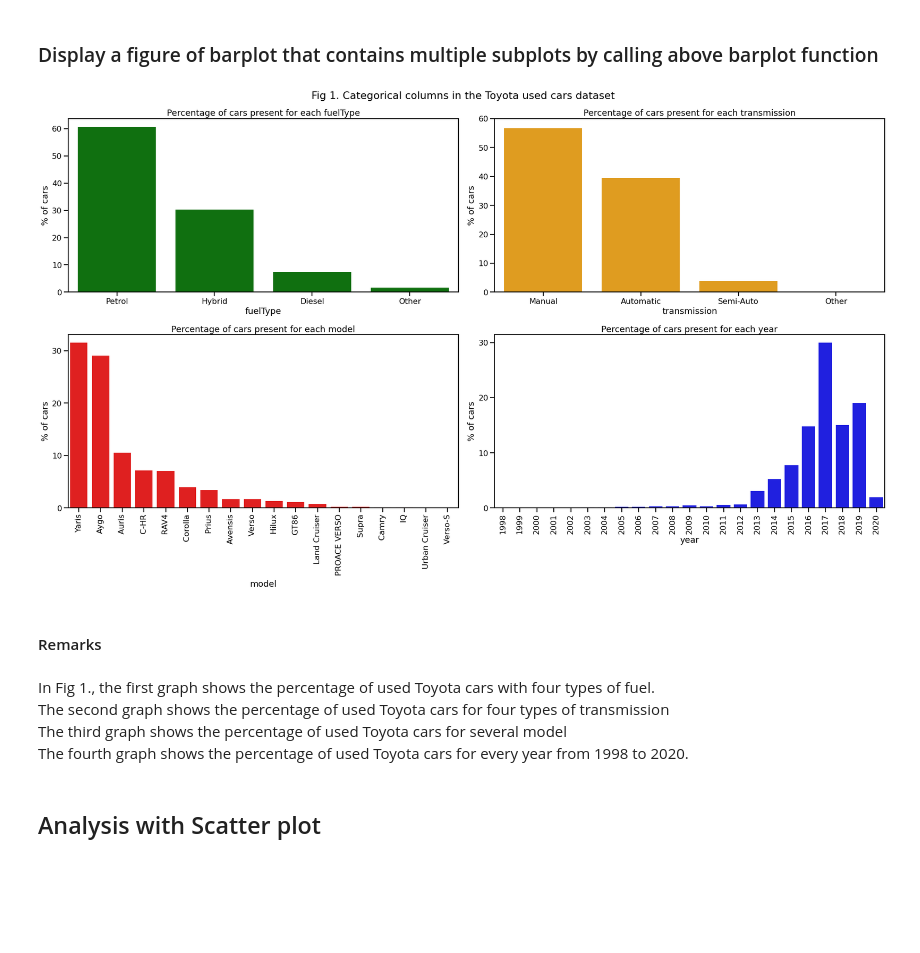
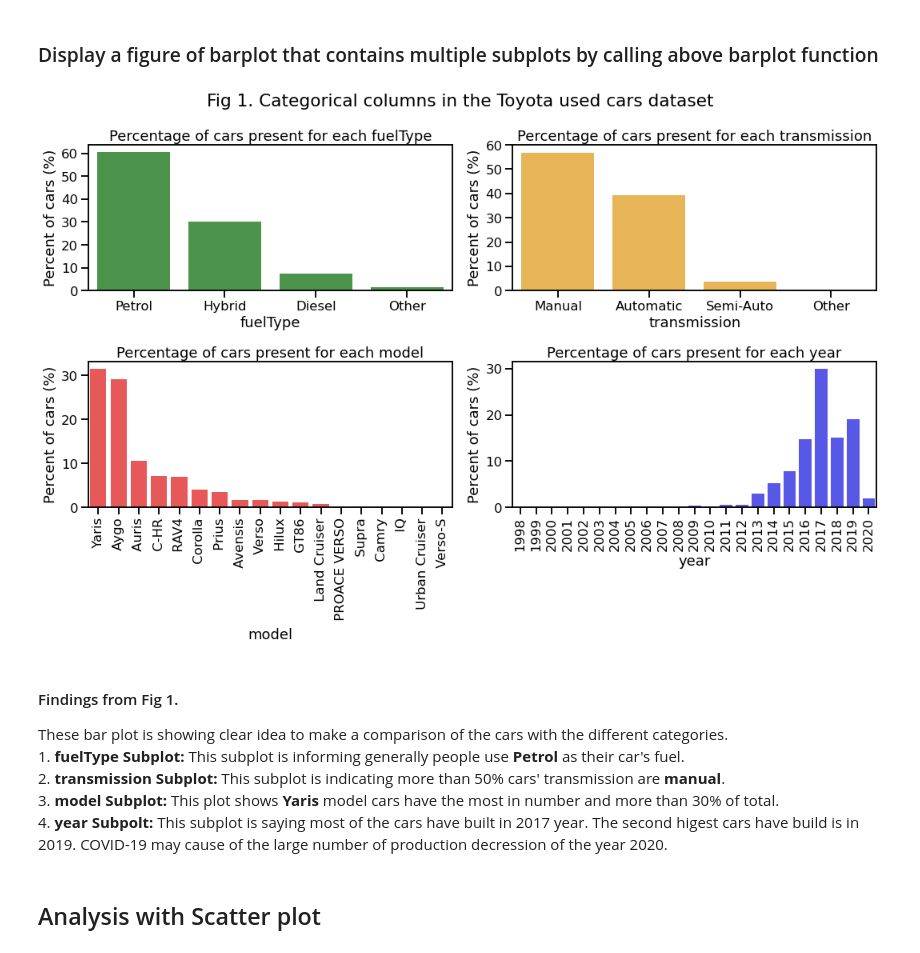
Before and after one commit to AsifSalman/Toyota_used_car_analysis, a Jupyter notebook: Toyota_used_car_EDA.ipynb, the cells around one changed output. Saved outputs shown, nothing was run; the diff lists cells and outputs as text; code cells hidden in the pictures; blank space fills up the shorter version.

```diff
--- a/Toyota_used_car_EDA.ipynb
+++ b/Toyota_used_car_EDA.ipynb
@@ -68,54 +156,58 @@ year_count = year_count.sort_values(by = 'year')
 # %% [markdown]
 ### Create a function to show the number of observations for each unique value in a column by using a Barplot
 # %%
-def barplot(data, x_col, y_col,color, yticks, rotation):
+def barplot(data, x_col, color, yticks, rotation):
     # data will be the name of the dataframe
     # x_col is the column that will go in the x-axis
     # yticks will be the range/bins/class-interval of y-axis
     # rotation is to rotate the labels
 
     # create a barplot by using seaborn
-    sns.barplot(x=x_col, y = y_col, data=data, color =color)
+    sns.barplot(x=x_col, y='% of cars', data=data, color =color, alpha=0.75)
     # Name each subplot of barplot
     plt.title("Percentage of cars present for each " + x_col)
     # Perform manual changes in yticks & xticks
-    # yticks will be different for each DataFrame
+
+    # lebel for the x and y axis
+    plt.xlabel(x_col)
+    plt.ylabel("Percent of cars (%)")
+    # Provide a range for the yticks. yticks will be different for each DataFrame
     plt.yticks(yticks)
-    # With rotation, it will rotate if required
+    # rotate the xticks if necessary
     plt.xticks(rotation=rotation)
 # %% [markdown]
 ### Display a figure of barplot that contains multiple subplots by calling above barplot function
 # %%
 # Set the layout of graphs. Other options are "book" & "paper"
 sns.set_context("talk")
 # Set the size of the graph (Width, Length/Height)
-plt.figure(figsize=(25,15))
+plt.figure(figsize=(15,10))
 
 plt.subplot(2,2,1)
-barplot(fuelType_count,"fuelType", "% of cars", "green",np.arange(0,70,10), 0)
+barplot(fuelType_count,"fuelType", "green",np.arange(0,70,10), 0)
 
 plt.subplot(2,2,2)
-barplot(transmission_count,"transmission", "% of cars","orange",np.arange(0,70,10), 0)
+barplot(transmission_count,"transmission", "orange",np.arange(0,70,10), 0)
 
 plt.subplot(2,2,3)
-barplot(model_count, "model", "% of cars", "red", np.arange(0,40,10), 90)
+barplot(model_count, "model", "red", np.arange(0,40,10), 90)
 
 plt.subplot(2,2,4)
-barplot(year_count, "year", "% of cars","blue",np.arange(0,40,10), 90)
+barplot(year_count, "year", "blue", np.arange(0,40,10), 90)
 
 plt.suptitle('Fig 1. Categorical columns in the Toyota used cars dataset')
 
 plt.tight_layout()
 plt.show()
 # %% [output]
-[figure, old version]
+[figure, new version]
-# %% [markdown]
-#### Remarks
-# %% [markdown]
-In Fig 1., the first graph shows the percentage of used Toyota cars with four types of fuel.
-<br> The second graph shows the percentage of used Toyota cars for four types of transmission
-<br> The third graph shows the percentage of used Toyota cars for several model
-<br> The fourth graph shows the percentage of used Toyota cars for every year from 1998 to 2020.
+# %% [markdown]
+#### Findings from Fig 1.
+These bar plot is showing clear idea to make a comparison of the cars with the different categories.
+<br> 1. __fuelType Subplot:__ This subplot is informing generally people use __Petrol__ as their car's fuel.
+<br> 2. __transmission Subplot:__ This subplot is indicating more than 50% cars' transmission are __manual__.
+<br> 3. __model Subplot:__ This plot shows __Yaris__ model cars have the most in number and more than 30% of total.
+<br> 4. __year Subpolt:__ This subplot is saying most of the cars have built in 2017 year. The second higest cars have build is in 2019. COVID-19 may cause of the large number of production decression of the year 2020.
 # %% [markdown]
 ## Analysis with Scatter plot
 # %% [markdown]
```
Also changed, not shown: parts of 32 cells of this notebook.
